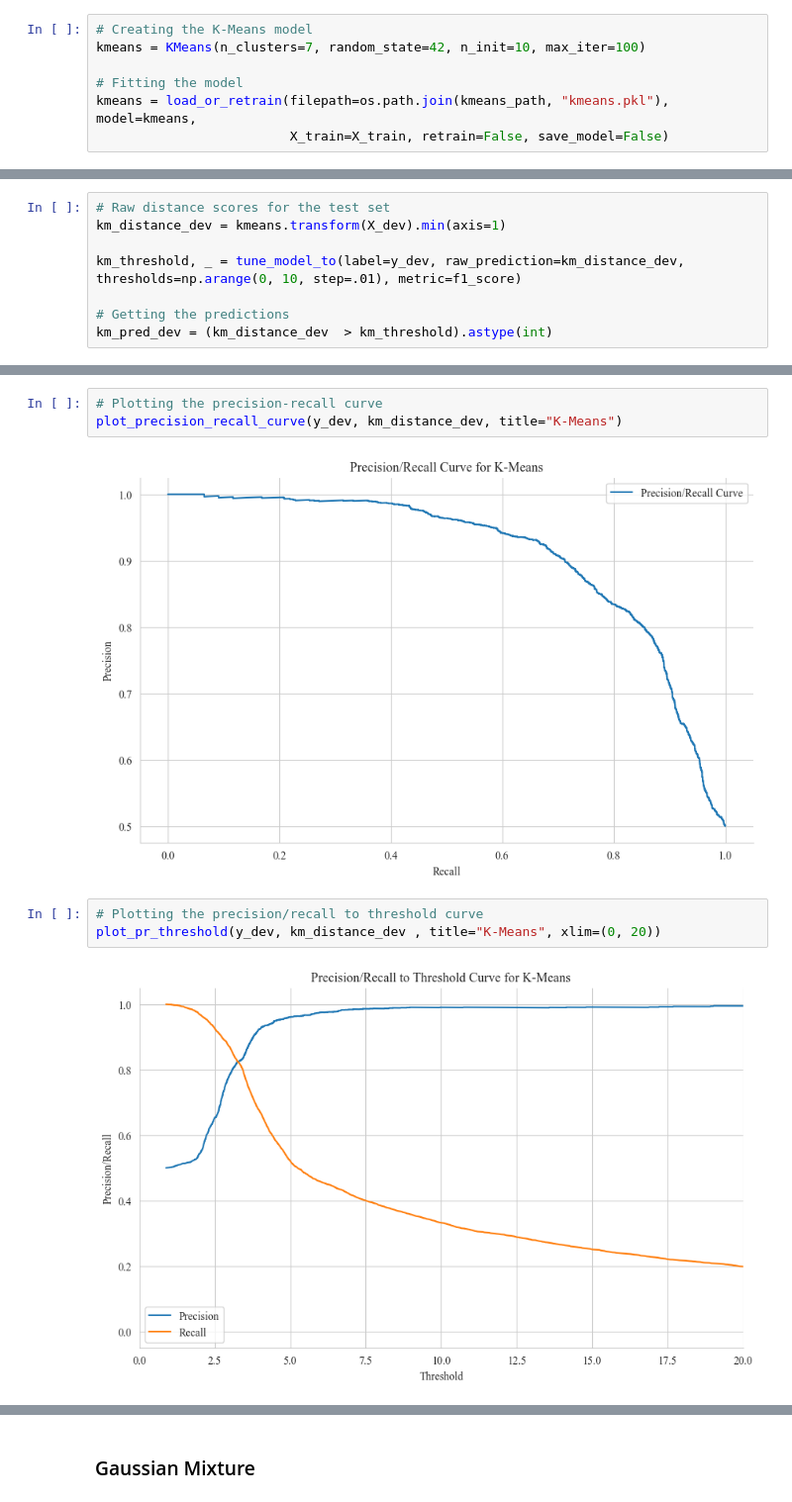
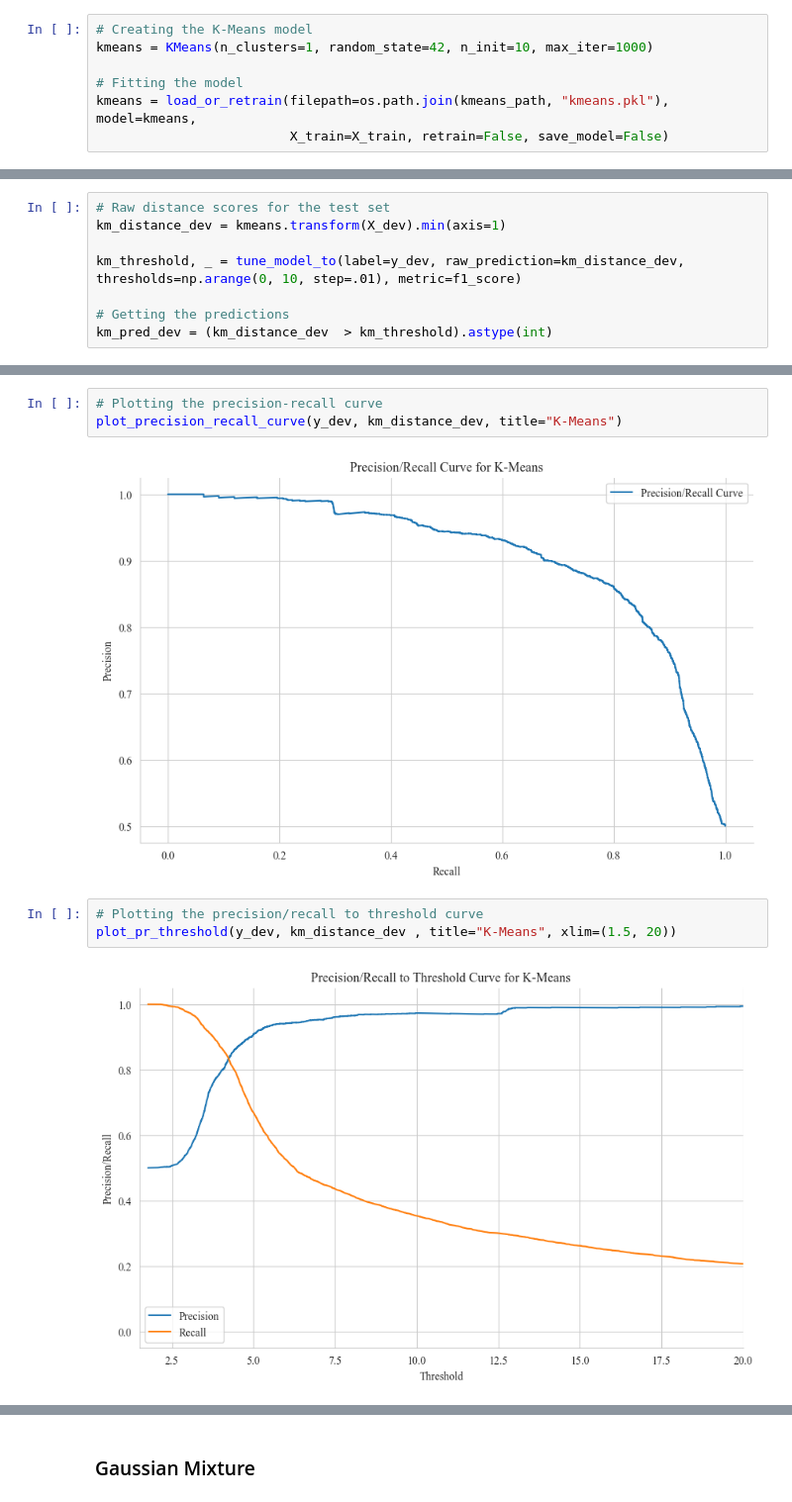
Before and after one commit to dennisjooo/Credit-Fraud-Detector, a Jupyter notebook: fraud.ipynb, the cells around one changed output, grey strips where cells are left out. Shown at 99% size. Drawn from its saved outputs; the diff is of its cells as text.

Commit message:
Single cluster GMM and KM

```diff
--- a/fraud.ipynb
+++ b/fraud.ipynb
@@ -700,6 +649,6 @@ plt.show()
 # %%
 # Creating the K-Means model
-kmeans = KMeans(n_clusters=7, random_state=42, n_init=10, max_iter=100)
+kmeans = KMeans(n_clusters=1, random_state=42, n_init=10, max_iter=1000)
 
 # Fitting the model
 kmeans = load_or_retrain(filepath=os.path.join(kmeans_path, "kmeans.pkl"), model=kmeans,
@@ -744,12 +693,12 @@ plot_roc_curve(y_dev, km_distance_dev , title="K-Means")
 # Plotting the precision-recall curve
 plot_precision_recall_curve(y_dev, km_distance_dev, title="K-Means")
 # %% [output]
-[figure, old version]
+[figure, new version]
 # %%
 # Plotting the precision/recall to threshold curve
-plot_pr_threshold(y_dev, km_distance_dev , title="K-Means", xlim=(0, 20))
+plot_pr_threshold(y_dev, km_distance_dev , title="K-Means", xlim=(1.5, 20))
 # %% [output]
-[figure, old version]
+[figure, new version]
 # %%
 # Plotting the confusion matrix
 plot_confusion_matrix(y_dev, km_pred_dev , title="K-Means")
```
Also changed, not shown: parts of 24 cells of this notebook, 1 other file.
